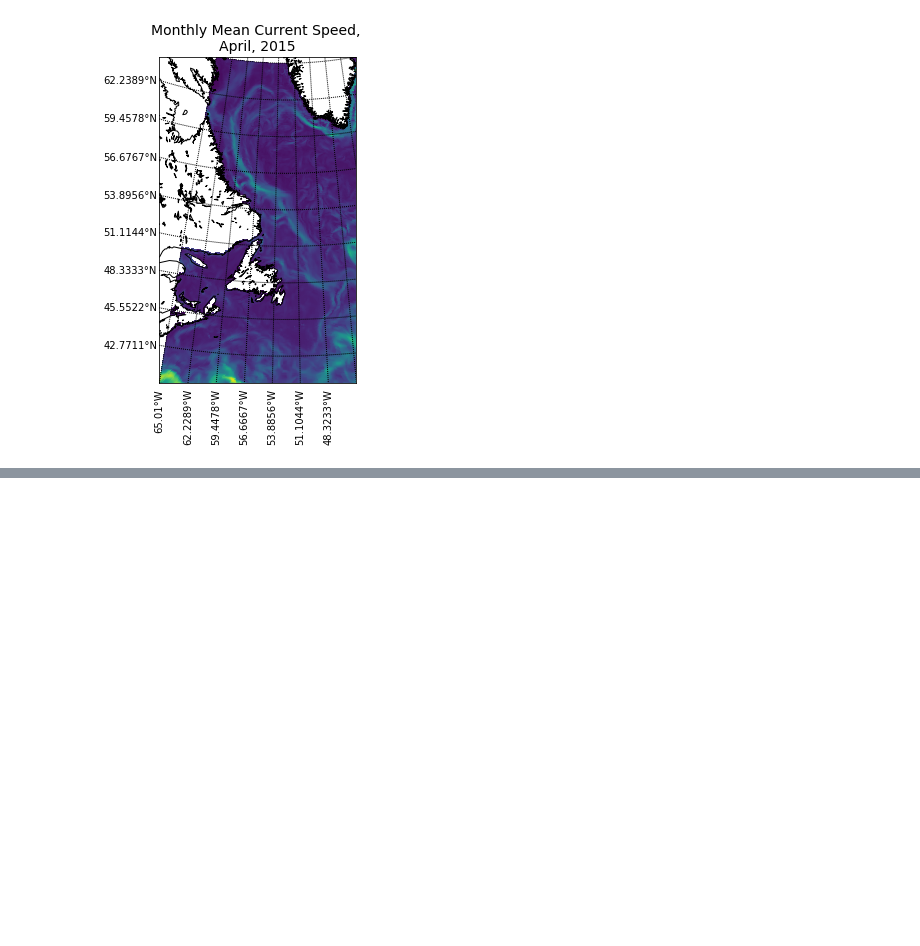
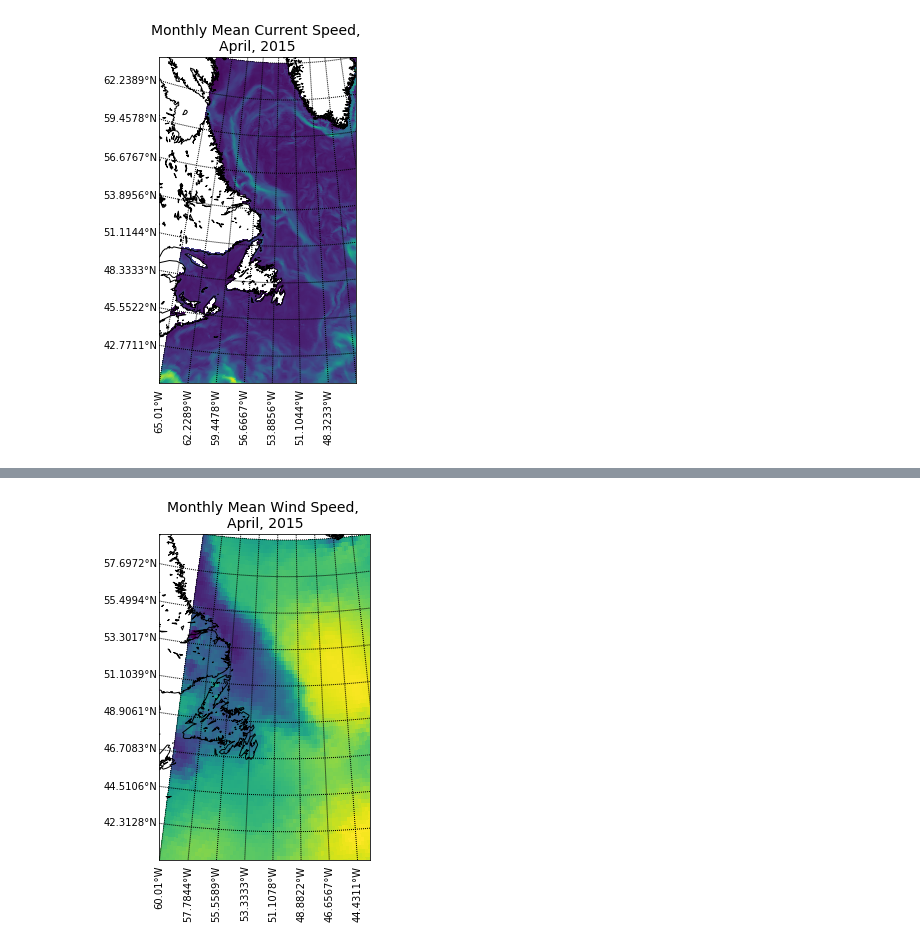
Before and after one commit to jmunroe/IceDEF, a Jupyter notebook: notebooks/metocean_data.ipynb, the cells around one changed output, grey strips where cells are left out. Drawn from its saved outputs; the diff is of its cells as text; code cells hidden in the pictures; blank space fills up the shorter version.

```diff
--- a/notebooks/metocean_data.ipynb
+++ b/notebooks/metocean_data.ipynb
@@ -34,0 +188,17 @@ fig.savefig('./plots/ecmwf_mean_april_current_2015.png', bbox_inches='tight')
+# %%
+model_name = 'NARR'
+atmosphere = metocean.Atmosphere(time_frame, model=model_name)
+# %%
+lats = atmosphere.data.latitude.values
+lons = atmosphere.data.longitude.values
+data = np.mean(atmosphere.wind.speeds.values, axis=0)
+# %%
+title = 'Monthly Mean Wind Speed, \nApril, 2015'
+projection = 'merc'
+map_kwargs = {'projection': projection}
+kwargs = {'map_kwargs': map_kwargs, 'title': title}
+
+fig, ax = plot.plot_image(lats, lons, data, **kwargs)
+fig.savefig(f'./plots/{model_name}_mean_april_wind_2015.png', bbox_inches='tight')
+# %% [output]
+[figure, added]
```
Also changed, not shown: parts of 13 cells of this notebook.
